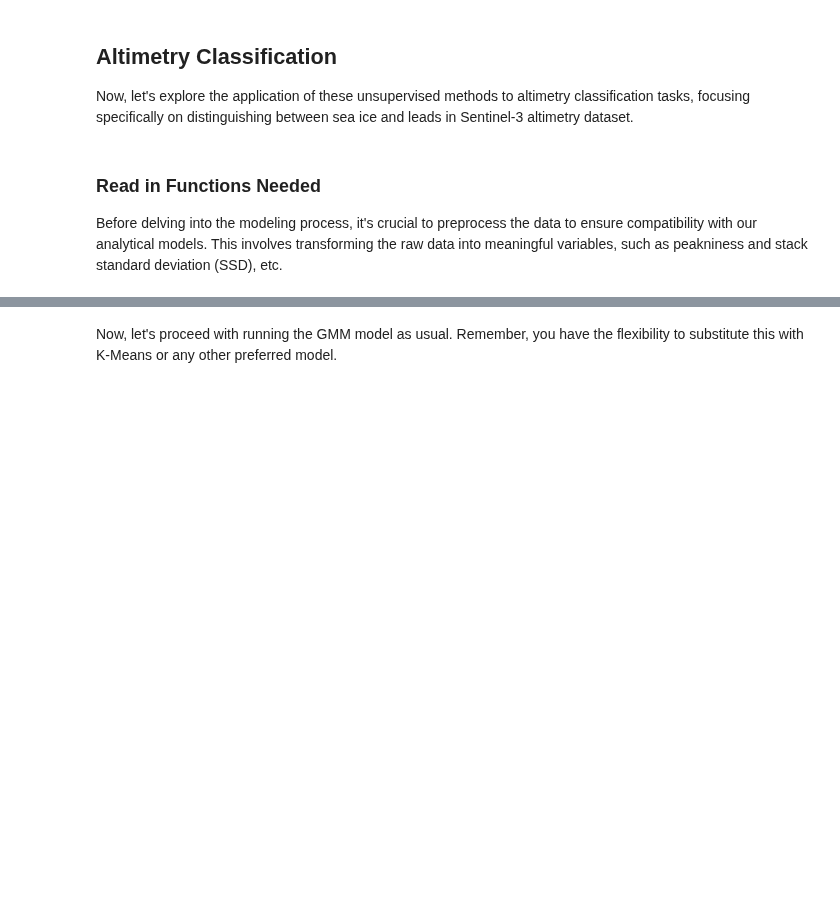
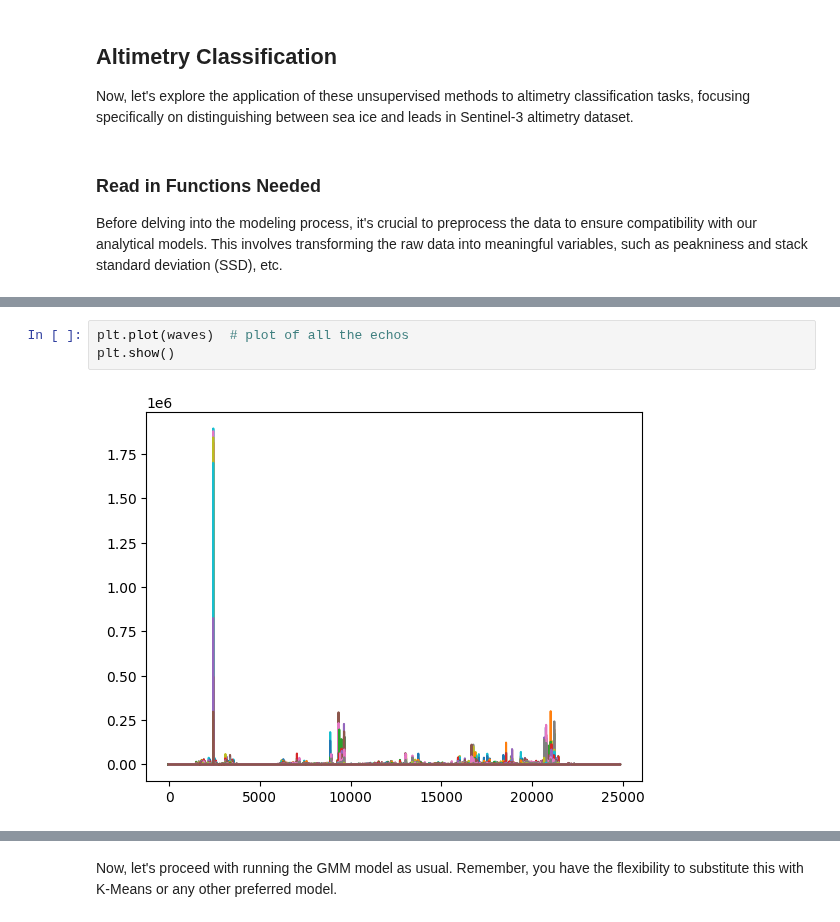
Before and after one commit to Entao21/ai4geo, a Jupyter notebook: Chapter1_Unsupervised_Learning_Methods_Michel.ipynb, the cells around one changed output, grey strips where cells are left out. Drawn from its saved outputs; the diff is of its cells as text; blank space fills up the shorter version.

```diff
--- a/Chapter1_Unsupervised_Learning_Methods_Michel.ipynb
+++ b/Chapter1_Unsupervised_Learning_Methods_Michel.ipynb
@@ -530,3 +569,8 @@ waves.shape
+# %%
+plt.plot(waves)  # plot of all the echos
+plt.show()
+# %% [output]
+[figure, added]
 # %%
 plt.plot(waves[1000])
 # %% [output]
```
Also changed, not shown: parts of 72 cells of this notebook.
